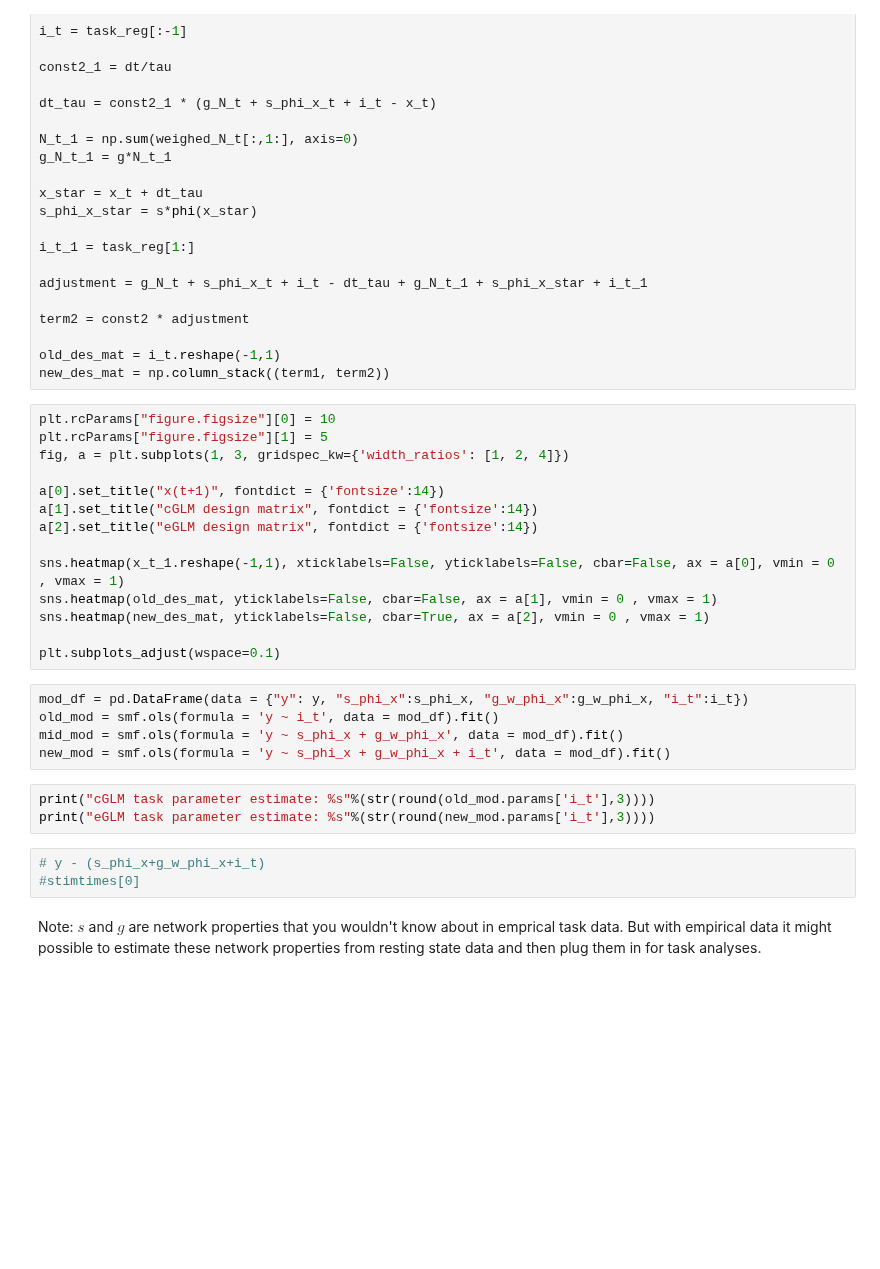
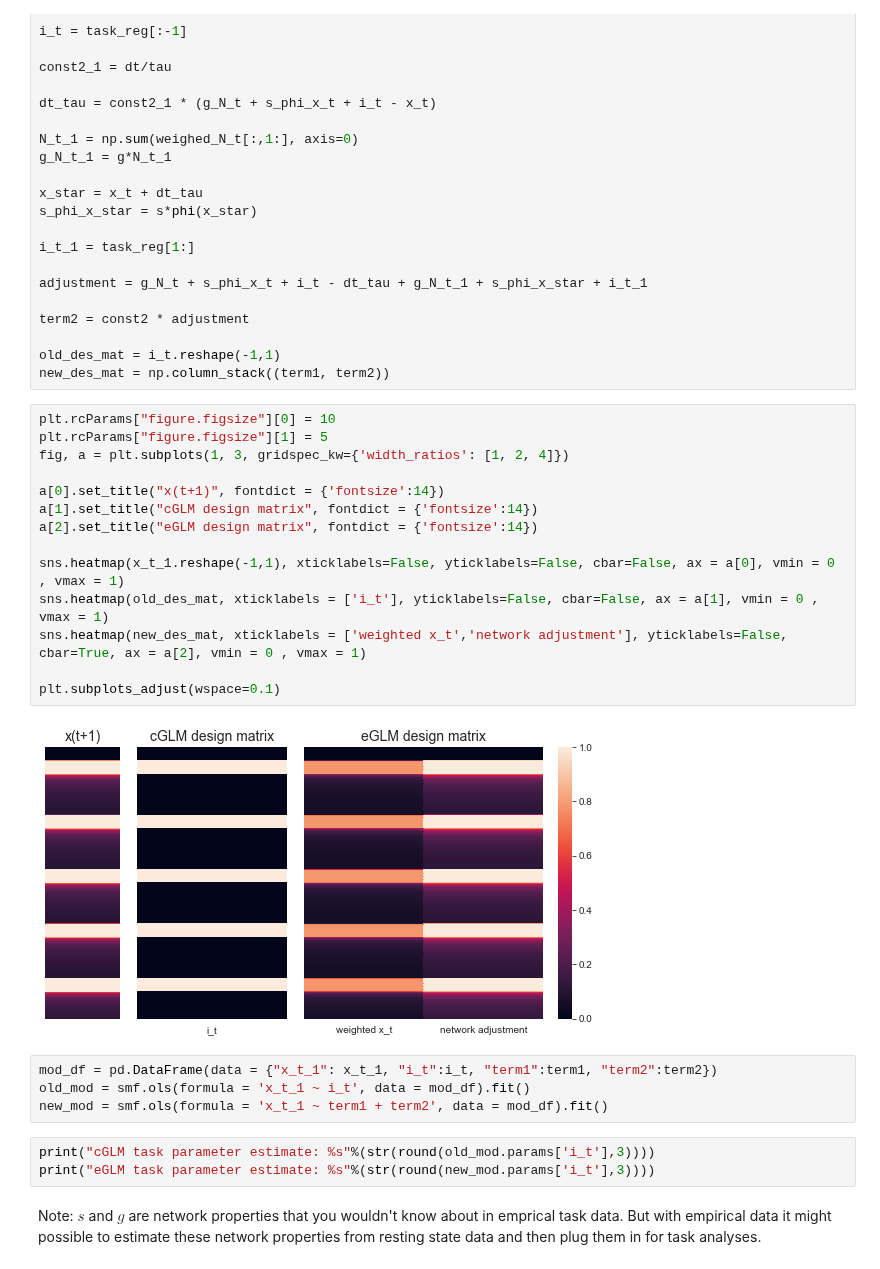
Before and after one commit to zenkavi/NeuralMassModels, a Jupyter notebook: simulations/NB1_Minimal_model.ipynb, the cells around one changed output. Cells and saved outputs as stored; diff of their text form; blank space fills up the shorter version.

```diff
--- a/simulations/NB1_Minimal_model.ipynb
+++ b/simulations/NB1_Minimal_model.ipynb
@@ -266,28 +272,26 @@ new_des_mat = np.column_stack((term1, term2))
 # %%
 plt.rcParams["figure.figsize"][0] = 10
 plt.rcParams["figure.figsize"][1] = 5
 fig, a = plt.subplots(1, 3, gridspec_kw={'width_ratios': [1, 2, 4]})
 
 a[0].set_title("x(t+1)", fontdict = {'fontsize':14})
 a[1].set_title("cGLM design matrix", fontdict = {'fontsize':14})
 a[2].set_title("eGLM design matrix", fontdict = {'fontsize':14})
 
 sns.heatmap(x_t_1.reshape(-1,1), xticklabels=False, yticklabels=False, cbar=False, ax = a[0], vmin = 0 , vmax = 1)
-sns.heatmap(old_des_mat, yticklabels=False, cbar=False, ax = a[1], vmin = 0 , vmax = 1)
-sns.heatmap(new_des_mat, yticklabels=False, cbar=True, ax = a[2], vmin = 0 , vmax = 1)
+sns.heatmap(old_des_mat, xticklabels = ['i_t'], yticklabels=False, cbar=False, ax = a[1], vmin = 0 , vmax = 1)
+sns.heatmap(new_des_mat, xticklabels = ['weighted x_t','network adjustment'], yticklabels=False, cbar=True, ax = a[2], vmin = 0 , vmax = 1)
 
 plt.subplots_adjust(wspace=0.1)
+# %% [output]
+[figure, added]
 # %%
-mod_df = pd.DataFrame(data = {"y": y, "s_phi_x":s_phi_x, "g_w_phi_x":g_w_phi_x, "i_t":i_t})
-old_mod = smf.ols(formula = 'y ~ i_t', data = mod_df).fit()
-mid_mod = smf.ols(formula = 'y ~ s_phi_x + g_w_phi_x', data = mod_df).fit()
-new_mod = smf.ols(formula = 'y ~ s_phi_x + g_w_phi_x + i_t', data = mod_df).fit()
+mod_df = pd.DataFrame(data = {"x_t_1": x_t_1, "i_t":i_t, "term1":term1, "term2":term2})
+old_mod = smf.ols(formula = 'x_t_1 ~ i_t', data = mod_df).fit()
+new_mod = smf.ols(formula = 'x_t_1 ~ term1 + term2', data = mod_df).fit()
 # %%
 print("cGLM task parameter estimate: %s"%(str(round(old_mod.params['i_t'],3))))
 print("eGLM task parameter estimate: %s"%(str(round(new_mod.params['i_t'],3))))
-# %%
-# y - (s_phi_x+g_w_phi_x+i_t)
-#stimtimes[0]
 # %% [markdown]
 Note: $s$ and $g$ are network properties that you wouldn't know about in emprical task data. But with empirical data it might possible to estimate these network properties from resting state data and then plug them in for task analyses.
 # %% [markdown]
```
Also changed, not shown: parts of 5 cells of this notebook, 2 other files.
